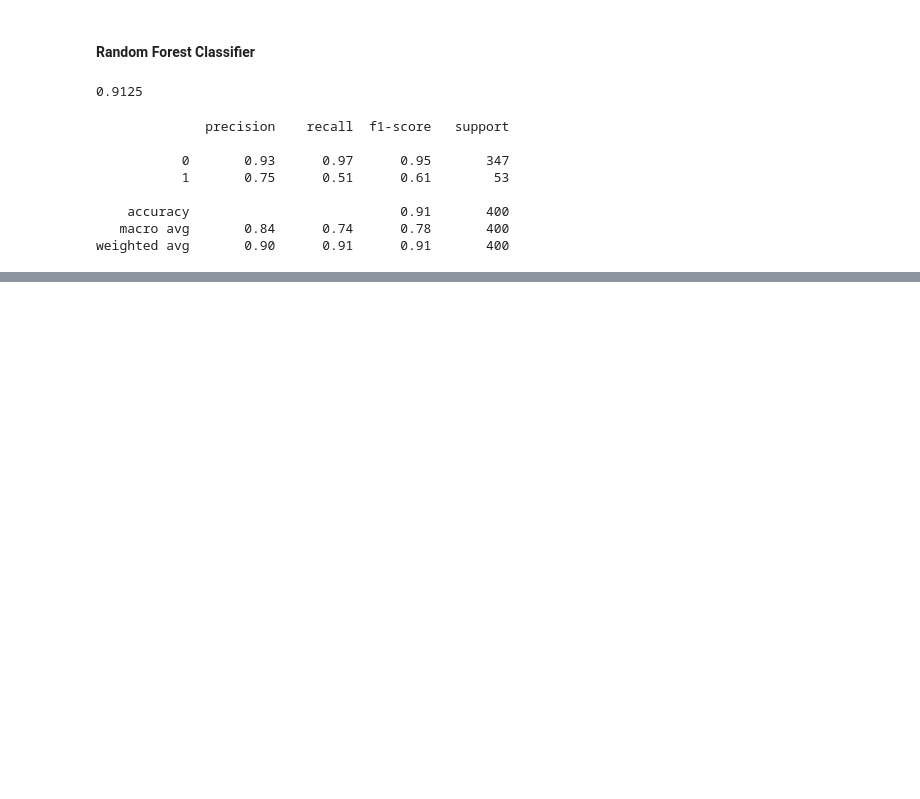
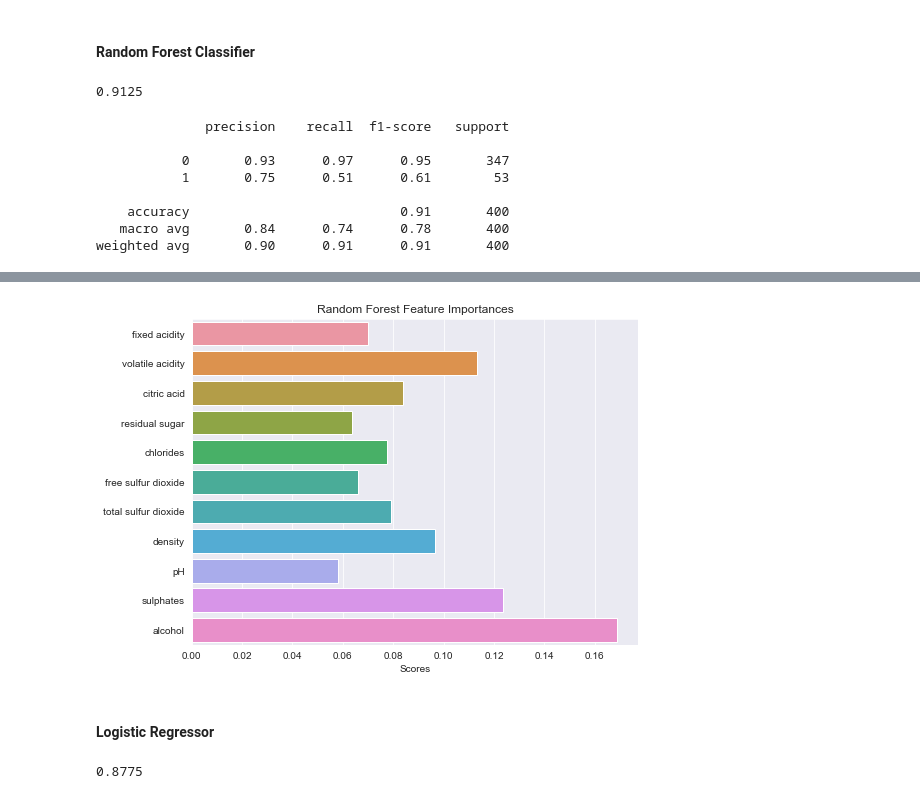
Before and after one commit to Sharan-121/WineQualityPrediction, a Jupyter notebook: Wine Quality Prediction.ipynb, the cells around one changed output, grey strips where cells are left out. Saved outputs shown, nothing was run; the diff lists cells and outputs as text; code cells hidden in the pictures; blank space fills up the shorter version.

Commit message:
Logistic Regression

```diff
--- a/Wine Quality Prediction.ipynb
+++ b/Wine Quality Prediction.ipynb
@@ -173,6 +172,7 @@ copy_df
 1599 rows × 13 columns
 # %%
 X = copy_df.drop(columns = ["quality","Best Quality"])
+X_columns = X.columns
 y = copy_df["Best Quality"]
 # %%
 from sklearn.preprocessing import StandardScaler
@@ -226,0 +229,20 @@ plt.title("Random Forest Model Performance Analysis");
+# %%
+#  Calculating Feature Importance
+
+featureScores = pd.Series(rf.feature_importances_,index = X_columns)
+featureScores = pd.DataFrame(featureScores,columns = ["Scores"])
+fig,ax = plt.subplots(figsize = (8,6))
+sns.barplot(y= featureScores.index,x=featureScores["Scores"]);
+plt.title("Random Forest Feature Importances");
+# %% [output]
+[figure, added]
+# %% [markdown]
+#### Logistic Regressor
+# %%
+from sklearn.linear_model import LogisticRegression
+
+lr = LogisticRegression(random_state = 42)
+lr.fit(X_train,y_train)
+lr.score(X_test,y_test)
+# %% [output]
+0.8775
```
Also changed, not shown: parts of 9 cells of this notebook.
